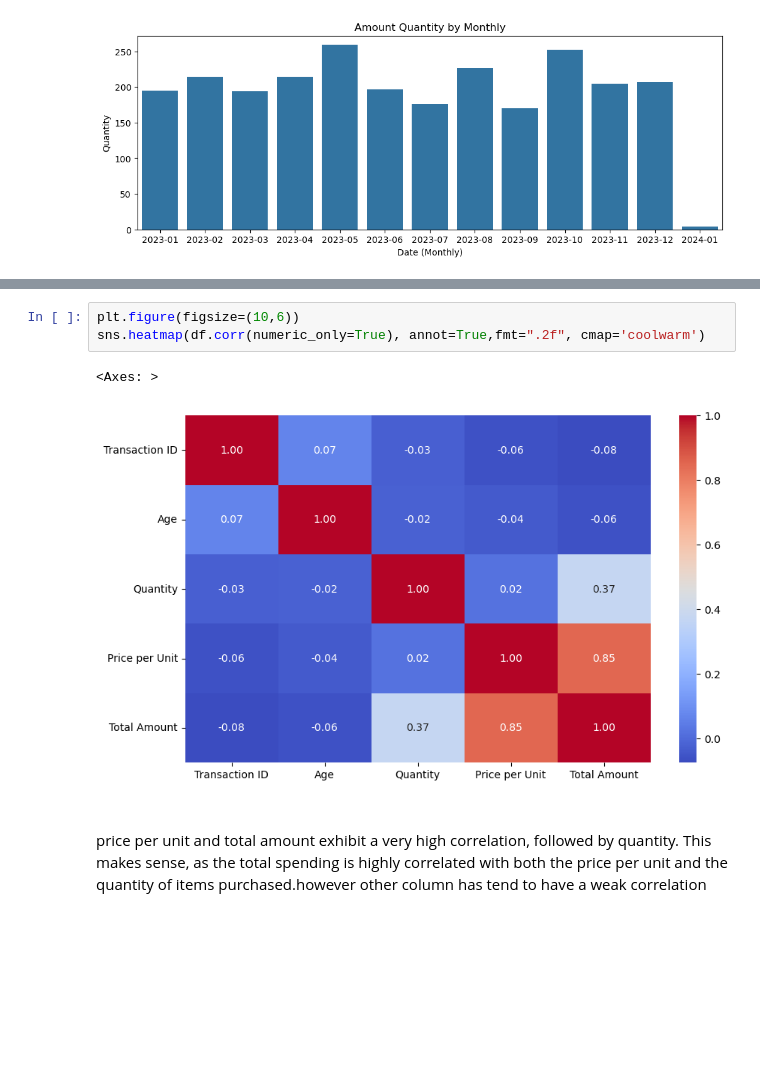
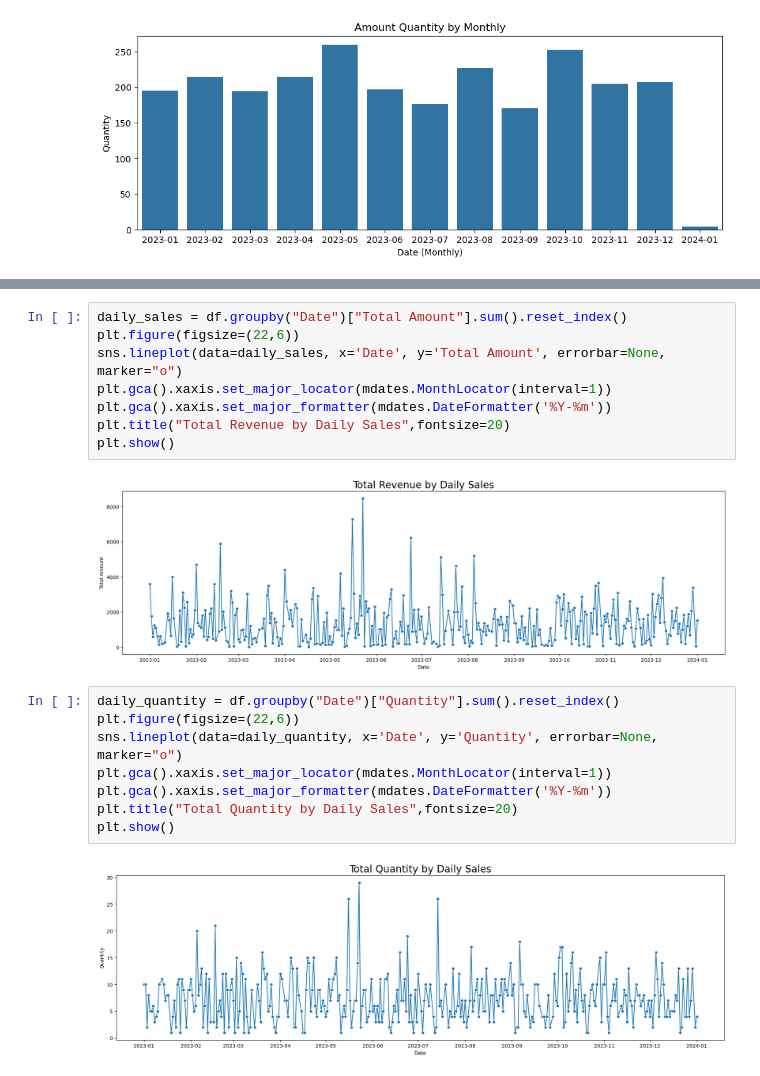
Before and after one commit to dudungawuk/Retail-Sales-DataAnalyst, a Jupyter notebook: retail-sales-EDA.ipynb, the cells around one changed output, grey strips where cells are left out. Saved outputs shown, nothing was run; the diff lists cells and outputs as text; blank space fills up the shorter version.

```diff
--- a/retail-sales-EDA.ipynb
+++ b/retail-sales-EDA.ipynb
@@ -386,9 +229,20 @@ plt.show()
-# %%
-plt.figure(figsize=(10,6))
-sns.heatmap(df.corr(numeric_only=True), annot=True,fmt=".2f", cmap='coolwarm')
-# %% [output]
-<Axes: >
-[figure, removed]
-# %% [markdown]
-#####
-price per unit and total amount exhibit a very high correlation, followed by quantity. This makes sense, as the total spending is highly correlated with both the price per unit and the quantity of items purchased.however other column has tend to have a weak correlation
+# %%
+daily_sales = df.groupby("Date")["Total Amount"].sum().reset_index()
+plt.figure(figsize=(22,6))
+sns.lineplot(data=daily_sales, x='Date', y='Total Amount', errorbar=None, marker="o")
+plt.gca().xaxis.set_major_locator(mdates.MonthLocator(interval=1))
+plt.gca().xaxis.set_major_formatter(mdates.DateFormatter('%Y-%m'))
+plt.title("Total Revenue by Daily Sales",fontsize=20)
+plt.show()
+# %% [output]
+[figure, added]
+# %%
+daily_quantity = df.groupby("Date")["Quantity"].sum().reset_index()
+plt.figure(figsize=(22,6))
+sns.lineplot(data=daily_quantity, x='Date', y='Quantity', errorbar=None, marker="o")
+plt.gca().xaxis.set_major_locator(mdates.MonthLocator(interval=1))
+plt.gca().xaxis.set_major_formatter(mdates.DateFormatter('%Y-%m'))
+plt.title("Total Quantity by Daily Sales",fontsize=20)
+plt.show()
+# %% [output]
+[figure, added]
```
Also changed, not shown: parts of 33 cells of this notebook.
